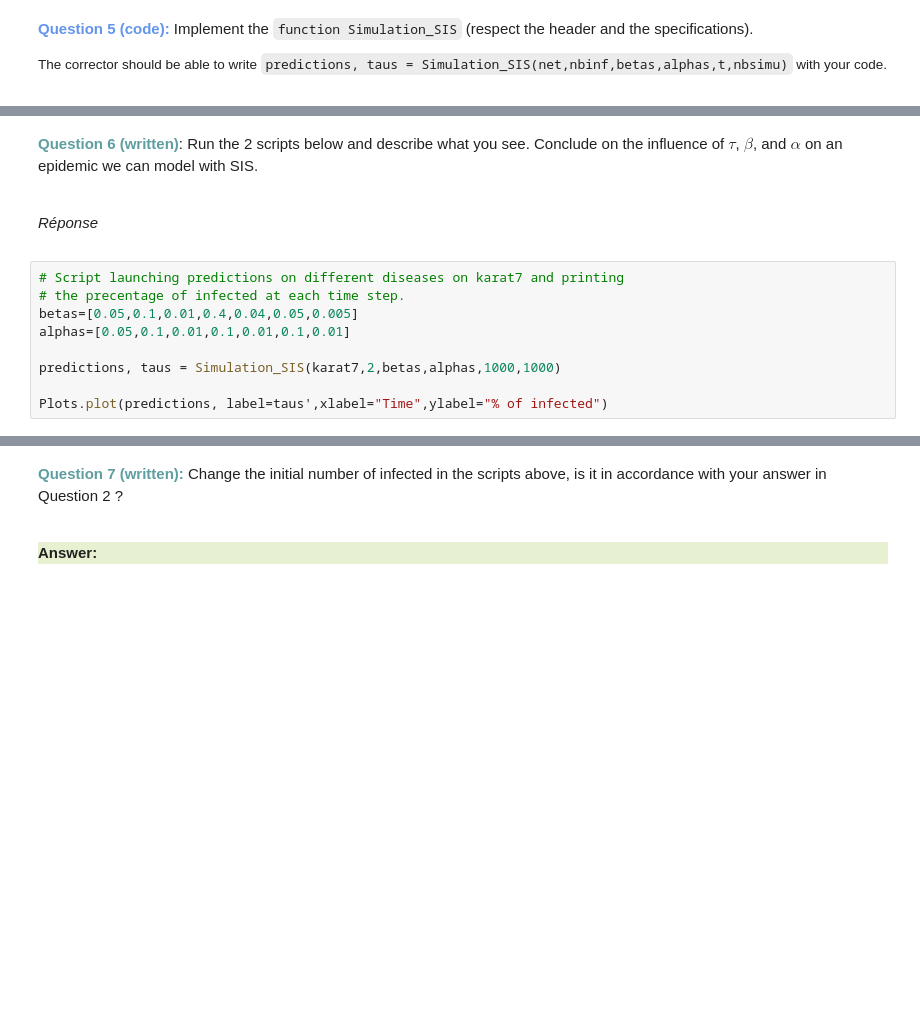
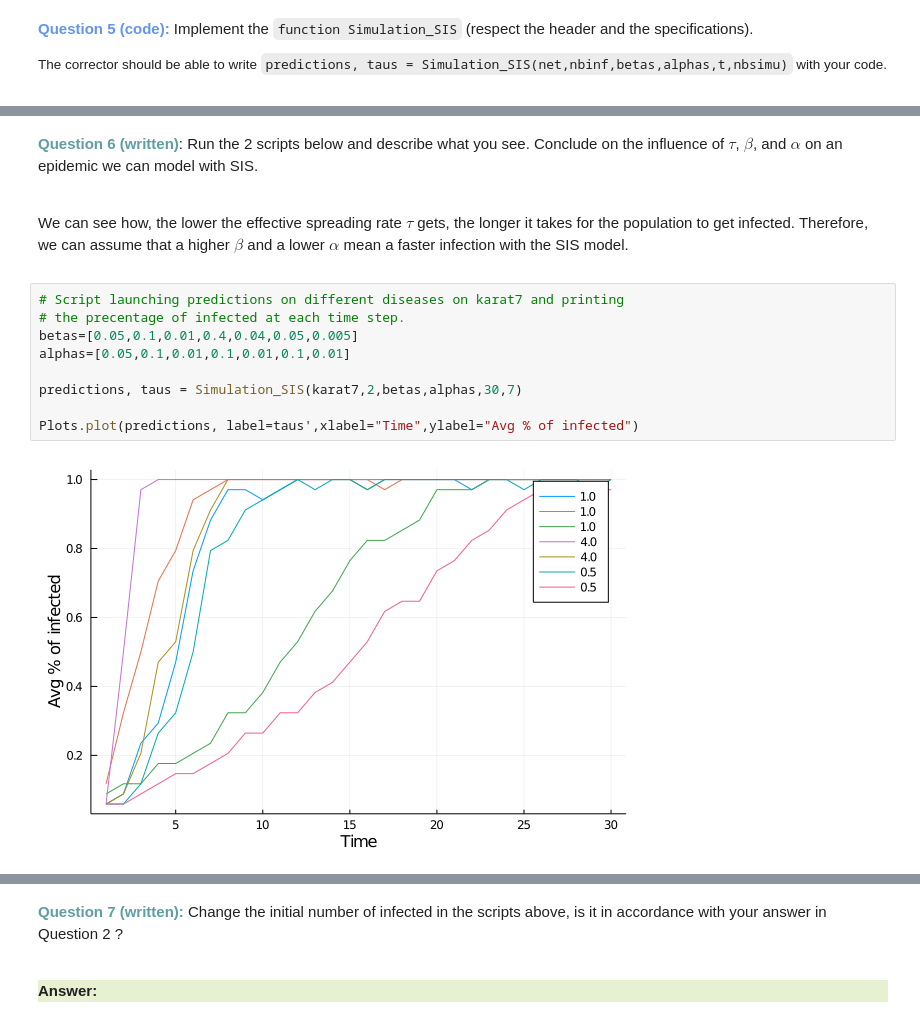
Before and after one commit to BSoDium/epidemic-spreading-sim, a Jupyter notebook: src/graph21-22.ipynb, the cells around one changed output, grey strips where cells are left out. Drawn from its saved outputs; the diff is of its cells as text; blank space fills up the shorter version.

Commit message:
fix: rewrite Simulation_SIS

```diff
--- a/src/graph21-22.ipynb
+++ b/src/graph21-22.ipynb
@@ -326,16 +291,18 @@ Simulation_SIS
 
 <br>
 
-*Réponse*
+We can see how, the lower the effective spreading rate $\tau$ gets, the longer it takes for the population to get infected. Therefore, we can assume that a higher $\beta$ and a lower $\alpha$ mean a faster infection with the SIS model.
 # %%
 # Script launching predictions on different diseases on karat7 and printing
 # the precentage of infected at each time step.
 betas=[0.05,0.1,0.01,0.4,0.04,0.05,0.005]
 alphas=[0.05,0.1,0.01,0.1,0.01,0.1,0.01]
 
-predictions, taus = Simulation_SIS(karat7,2,betas,alphas,1000,1000)
+predictions, taus = Simulation_SIS(karat7,2,betas,alphas,30,7)
 
-Plots.plot(predictions, label=taus',xlabel="Time",ylabel="% of infected")
+Plots.plot(predictions, label=taus',xlabel="Time",ylabel="Avg % of infected")
+# %% [output]
+[figure, added]
 # %%
 # Same as before but applied on toulouse_neigh. May be a bit long to run.
 betas = [0.05,0.1,0.15,0.25,0.35,0.45,0.55,0.65,0.75,0.85,0.95]
```
Also changed, not shown: parts of 7 cells of this notebook, 4 other files.
